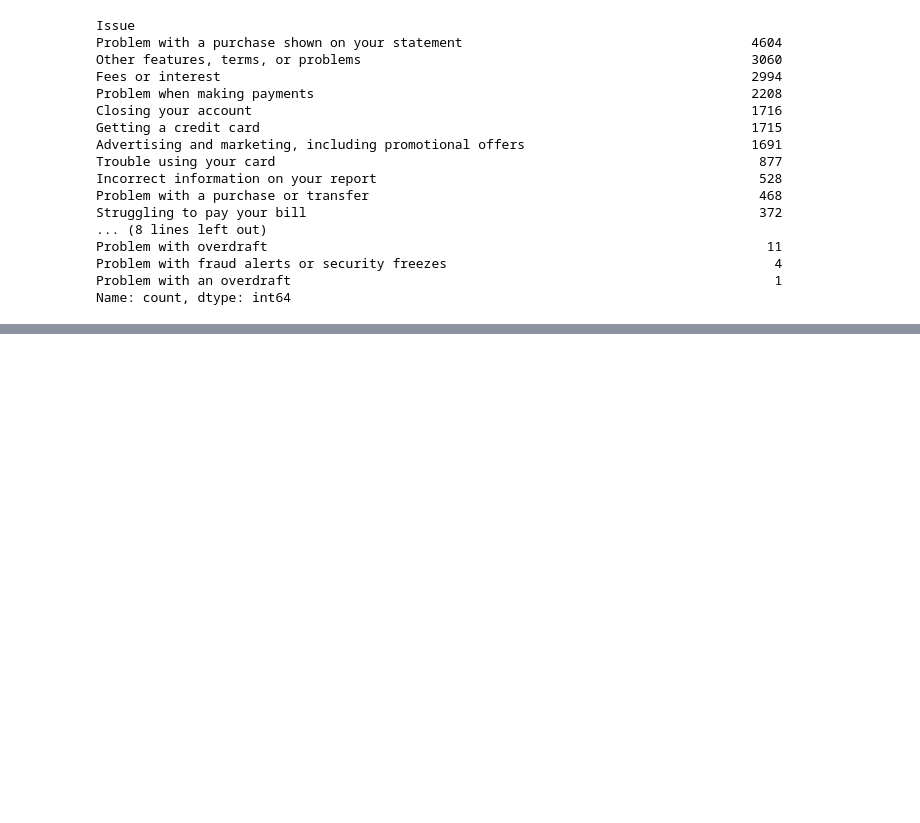
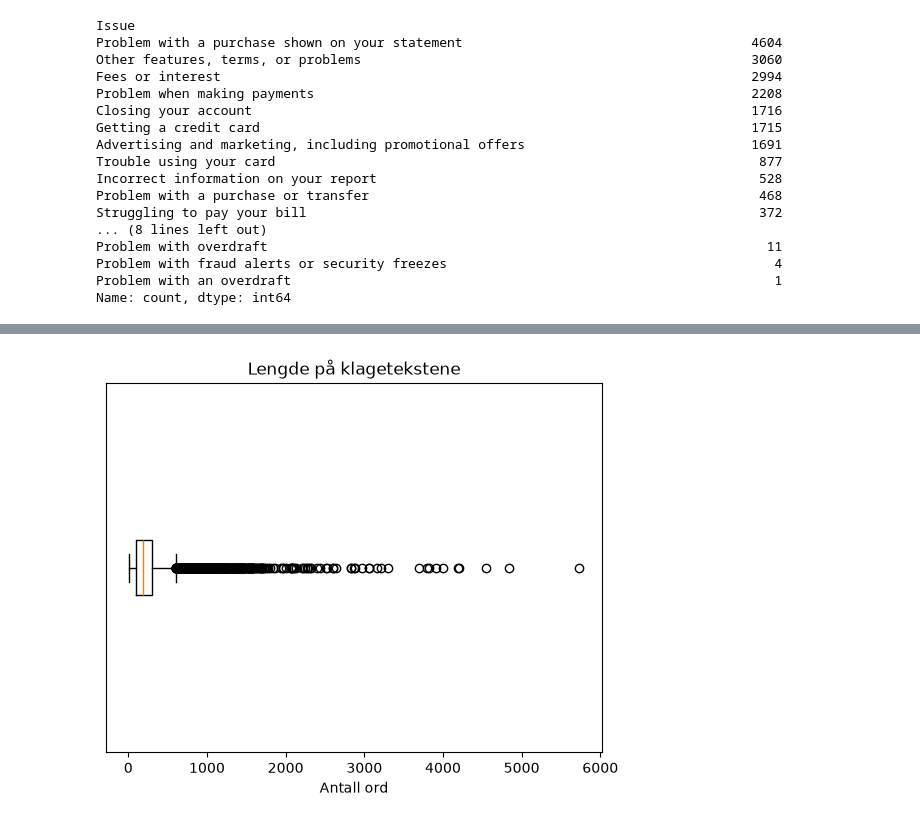
Before and after one commit to majaespeset-lgtm/Semesteroppgave-BBAN4040, a Jupyter notebook: Kundeklager.ipynb, the cells around one changed output, grey strips where cells are left out. Drawn from its saved outputs; the diff is of its cells as text; code cells hidden in the pictures; blank space fills up the shorter version.

```diff
--- a/Kundeklager.ipynb
+++ b/Kundeklager.ipynb
@@ -47,8 +47,8 @@ print(len(kundeklager_df))
 383564
 # %%
 # Bare produktfamilien "Credit card or prepaid card"
-kundeklager_df = kundeklager_df[kundeklager_df["Product"] == "Credit card or prepaid card"]
-print(len(kundeklager_df))
+kredittkort_df = fritekst_df[fritekst_df['Product'] == 'Credit card or prepaid card']
+print(len(kredittkort_df))
 # %% [output]
 21379
 # %%
@@ -74,4 +74,9 @@ Problem with an overdraft
 Name: count, dtype: int64
 # %%
 # Velger de 7 største kategoriene
-kundeklager_df = kundeklager_df['Issue'].value_counts().head(7).index
+topp7 = kredittkort_df['Issue'].value_counts().head(7).index
+topp7_df = kredittkort_df[kredittkort_df['Issue'].isin(topp7)]
+
+print("Klager i de sju største kategoriene:", len(topp7_df))   # skal gi 17 988
+print("Andel:", round(len(topp7_df) / len(kredittkort_df) * 100, 1), '%')   # skal gi 84.1 %
+print("Utelatte kategorier:", kredittkort_df['Issue'].nunique() - 7)   # skal gi 15
@@ -78,7 +87,4 @@ kundeklager_df = kundeklager_df['Issue'].value_counts().head(7).index
 # %%
-data = kredittkort[kredittkort["Issue"].isin(topp7)]
-
-print("Klager i de sju største kategoriene:", len(data))   # skal gi 17 988
-print("Andel:", round(len(data) / len(kredittkort) * 100, 1), "%")   # skal gi 84.1 %
-print("Utelatte kategorier:", kredittkort["Issue"].nunique() - 7)   # skal gi 15
+topp7_df = topp7_df.drop_duplicates(subset="Consumer complaint narrative")
+print(len(topp7_df))
 # %% [output]
@@ -99 +103,4 @@ Advertising and marketing, including promotional offers    1691
 Name: count, dtype: int64
+# %%
+lengde = topp7_df["Consumer complaint narrative"].str.split().str.len()
+print(lengde.describe(percentiles=[0.10, 0.25, 0.50, 0.75, 0.90, 0.95, 0.99]))
@@ -99,0 +121,8 @@ Name: count, dtype: int64
+# %%
+plt.boxplot(lengde, orientation="horizontal")
+plt.yticks([])            # fjerner det unødvendige "1"-tallet på y-aksen
+plt.xlabel("Antall ord")
+plt.title("Lengde på klagetekstene")
+plt.show()
+# %% [output]
+[figure, added]
```
Also changed, not shown: parts of 22 cells of this notebook, 6 other files.
